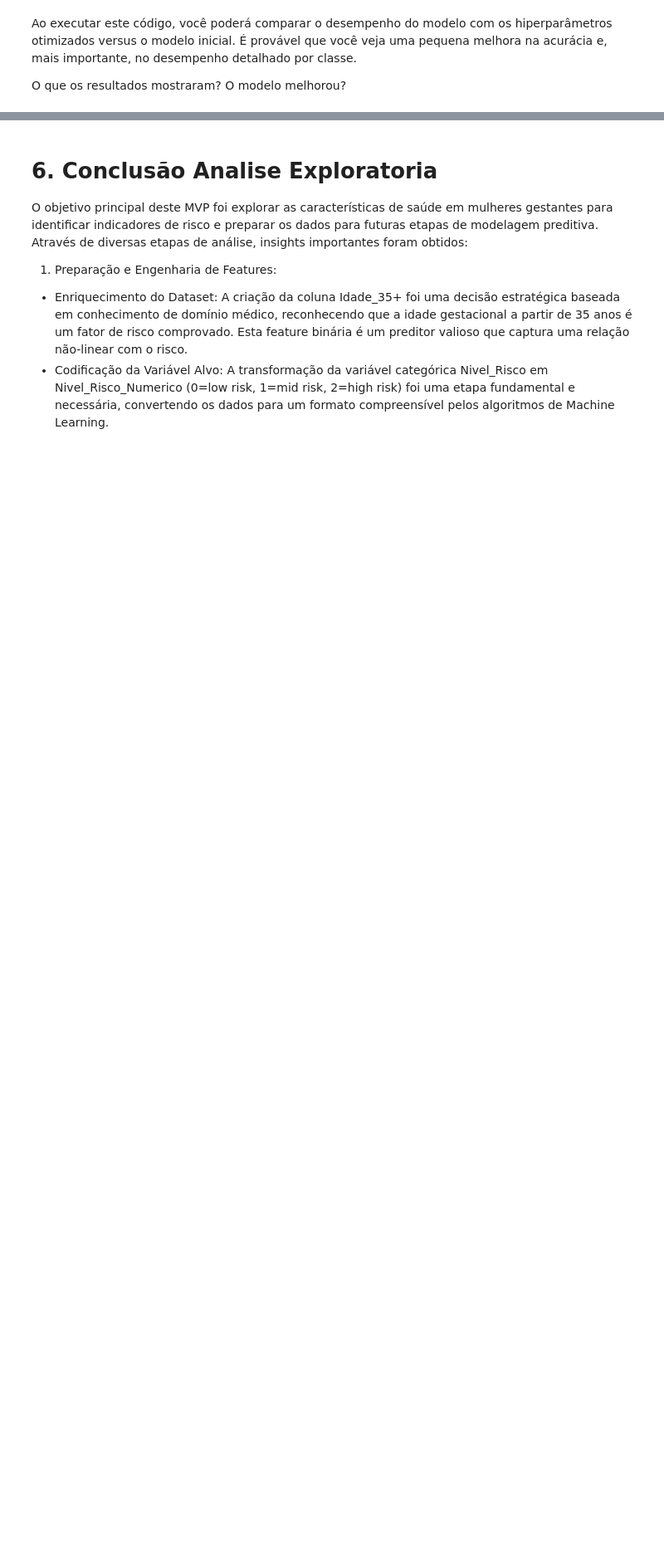
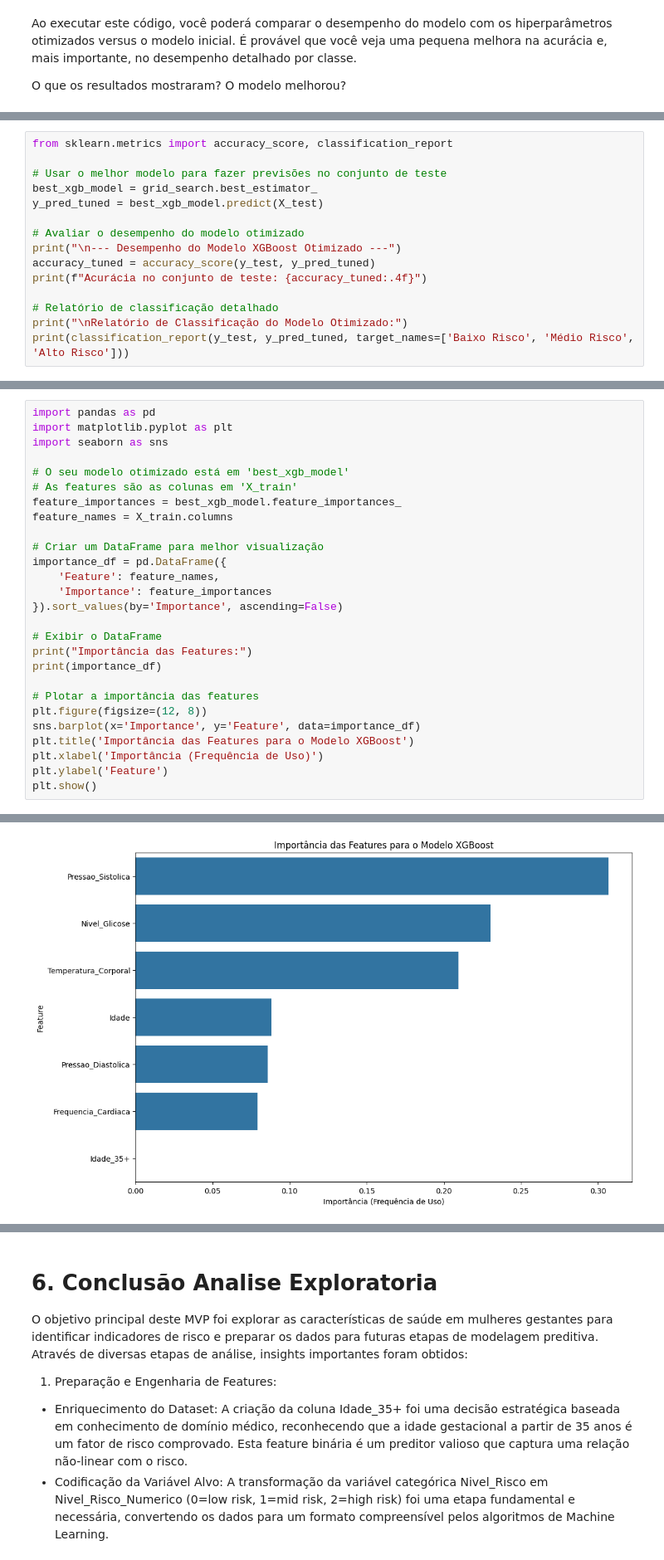
Before and after one commit to AlineFiori/MVP-Machine_Learning, a Jupyter notebook: Template_Análise_de_Dados_Pregnancy.ipynb, the cells around one changed output, grey strips where cells are left out. Shown at 83% size. Drawn from its saved outputs; the diff is of its cells as text; blank space fills up the shorter version.

```diff
--- a/Template_Análise_de_Dados_Pregnancy.ipynb
+++ b/Template_Análise_de_Dados_Pregnancy.ipynb
@@ -985,0 +1374,15 @@ O que os resultados mostraram? O modelo melhorou?
+# %%
+from sklearn.metrics import accuracy_score, classification_report
+
+# Usar o melhor modelo para fazer previsões no conjunto de teste
+best_xgb_model = grid_search.best_estimator_
+y_pred_tuned = best_xgb_model.predict(X_test)
+
+# Avaliar o desempenho do modelo otimizado
+print("\n--- Desempenho do Modelo XGBoost Otimizado ---")
+accuracy_tuned = accuracy_score(y_test, y_pred_tuned)
+print(f"Acurácia no conjunto de teste: {accuracy_tuned:.4f}")
+
+# Relatório de classificação detalhado
+print("\nRelatório de Classificação do Modelo Otimizado:")
+print(classification_report(y_test, y_pred_tuned, target_names=['Baixo Risco', 'Médio Risco', 'Alto Risco']))
@@ -985,0 +1487,28 @@ O que os resultados mostraram? O modelo melhorou?
+# %%
+import pandas as pd
+import matplotlib.pyplot as plt
+import seaborn as sns
+
+# O seu modelo otimizado está em 'best_xgb_model'
+# As features são as colunas em 'X_train'
+feature_importances = best_xgb_model.feature_importances_
+feature_names = X_train.columns
+
+# Criar um DataFrame para melhor visualização
+importance_df = pd.DataFrame({
+    'Feature': feature_names,
+    'Importance': feature_importances
+}).sort_values(by='Importance', ascending=False)
+
+# Exibir o DataFrame
+print("Importância das Features:")
+print(importance_df)
+
+# Plotar a importância das features
+plt.figure(figsize=(12, 8))
+sns.barplot(x='Importance', y='Feature', data=importance_df)
+plt.title('Importância das Features para o Modelo XGBoost')
+plt.xlabel('Importância (Frequência de Uso)')
+plt.ylabel('Feature')
+plt.show()
+# %% [output]
@@ -985,0 +1524 @@ O que os resultados mostraram? O modelo melhorou?
+[figure, added]
```
Also changed, not shown: parts of 36 cells of this notebook.
